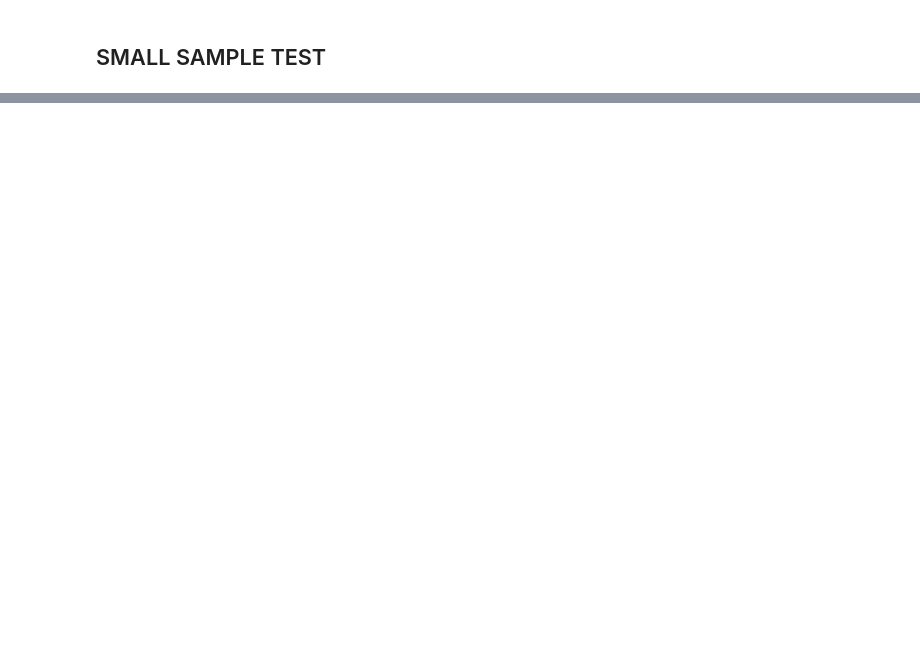
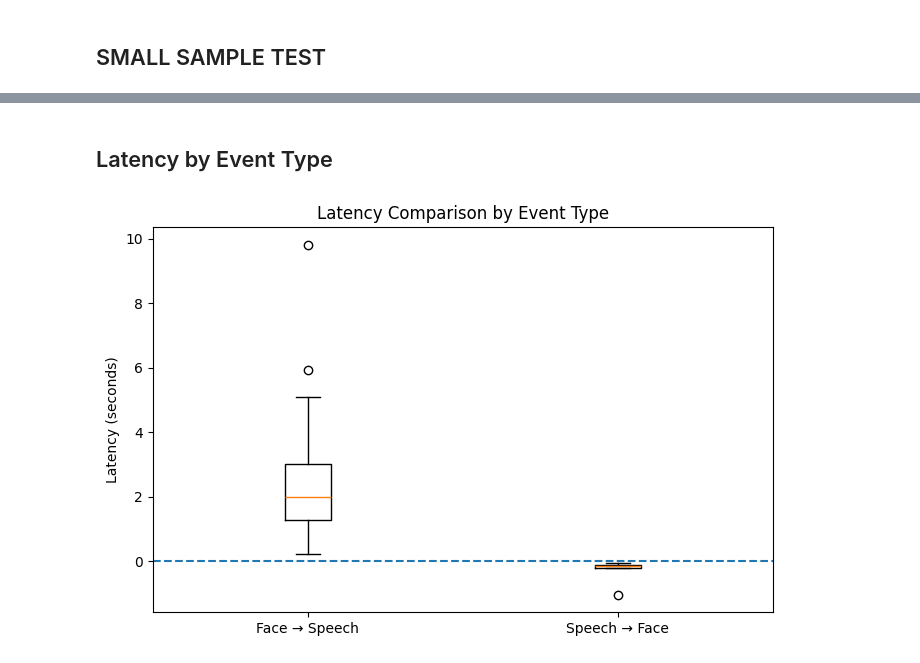
Before and after one commit to ChelsaMJ/Vision-Based-Detection-of-Emotion-Suppression-Using-Facial-Motor-Dynamics, a Jupyter notebook: 03_audio_visual_latency_voxceleb.ipynb, the cells around one changed output, grey strips where cells are left out. Saved outputs shown, nothing was run; the diff lists cells and outputs as text; code cells hidden in the pictures; blank space fills up the shorter version.

```diff
--- a/03_audio_visual_latency_voxceleb.ipynb
+++ b/03_audio_visual_latency_voxceleb.ipynb
@@ -338,0 +438,18 @@ df_clean["latency_sec"].hist(bins=20)
+# %% [markdown]
+## Latency by Event Type
+# %%
+valid_df = df[df["event_type"].isin(["face_before_speech", "speech_before_face"])]
+
+plt.figure(figsize=(8, 5))
+plt.boxplot(
+    [valid_df[valid_df["event_type"] == "face_before_speech"]["latency_sec"],
+     valid_df[valid_df["event_type"] == "speech_before_face"]["latency_sec"]],
+    labels=["Face → Speech", "Speech → Face"]
+)
+
+plt.axhline(0, linestyle="--")
+plt.ylabel("Latency (seconds)")
+plt.title("Latency Comparison by Event Type")
+plt.show()
+# %% [output]
+[figure, added]
```
Also changed, not shown: parts of 31 cells of this notebook.
